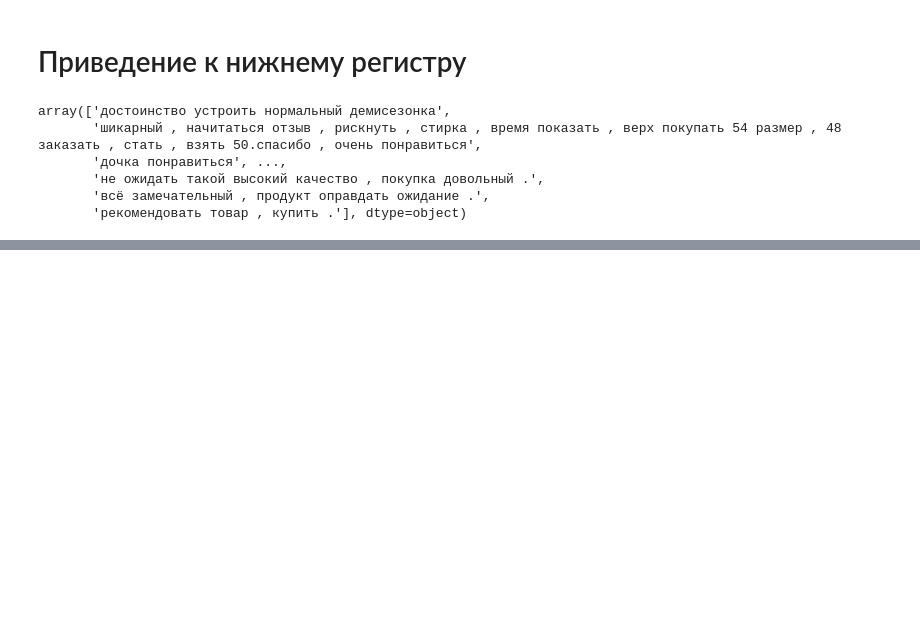
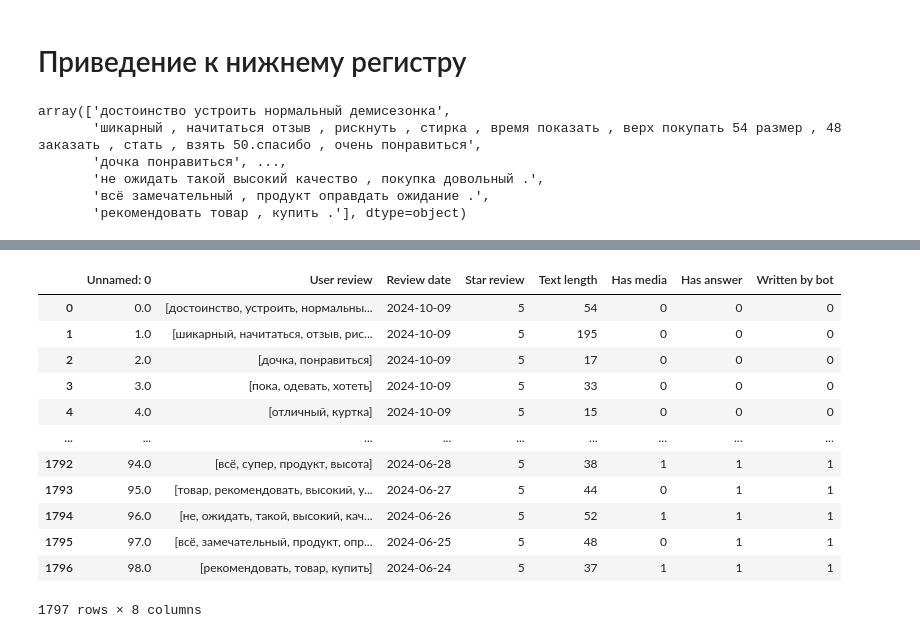
Before and after one commit to Garinelli/ReviewAI, a Jupyter notebook: ml/nltk_preprocessing.ipynb, the cells around one changed output, grey strips where cells are left out. Cells and saved outputs as stored; diff of their text form; code cells hidden in the pictures; blank space fills up the shorter version.

```diff
--- a/ml/nltk_preprocessing.ipynb
+++ b/ml/nltk_preprocessing.ipynb
@@ -116,0 +159,16 @@ array(['достоинство устроить нормальный демис
+# %%
+df
+# %% [output]
+|  | Unnamed: 0 | User review | Review date | Star review | Text length | Has media | Has answer | Written by bot |
+| 0 | 0.0 | [достоинство, устроить, нормальны... | 2024-10-09 | 5 | 54 | 0 | 0 | 0 |
+| 1 | 1.0 | [шикарный, начитаться, отзыв, рис... | 2024-10-09 | 5 | 195 | 0 | 0 | 0 |
+| 2 | 2.0 | [дочка, понравиться] | 2024-10-09 | 5 | 17 | 0 | 0 | 0 |
+| 3 | 3.0 | [пока, одевать, хотеть] | 2024-10-09 | 5 | 33 | 0 | 0 | 0 |
+| 4 | 4.0 | [отличный, куртка] | 2024-10-09 | 5 | 15 | 0 | 0 | 0 |
+| ... | ... | ... | ... | ... | ... | ... | ... | ... |
+| 1792 | 94.0 | [всё, супер, продукт, высота] | 2024-06-28 | 5 | 38 | 1 | 1 | 1 |
+| 1793 | 95.0 | [товар, рекомендовать, высокий, у... | 2024-06-27 | 5 | 44 | 0 | 1 | 1 |
+| 1794 | 96.0 | [не, ожидать, такой, высокий, кач... | 2024-06-26 | 5 | 52 | 1 | 1 | 1 |
+| 1795 | 97.0 | [всё, замечательный, продукт, опр... | 2024-06-25 | 5 | 48 | 0 | 1 | 1 |
+| 1796 | 98.0 | [рекомендовать, товар, купить] | 2024-06-24 | 5 | 37 | 1 | 1 | 1 |
+1797 rows × 8 columns
```
Also changed, not shown: parts of 9 cells of this notebook, 1 other file.
